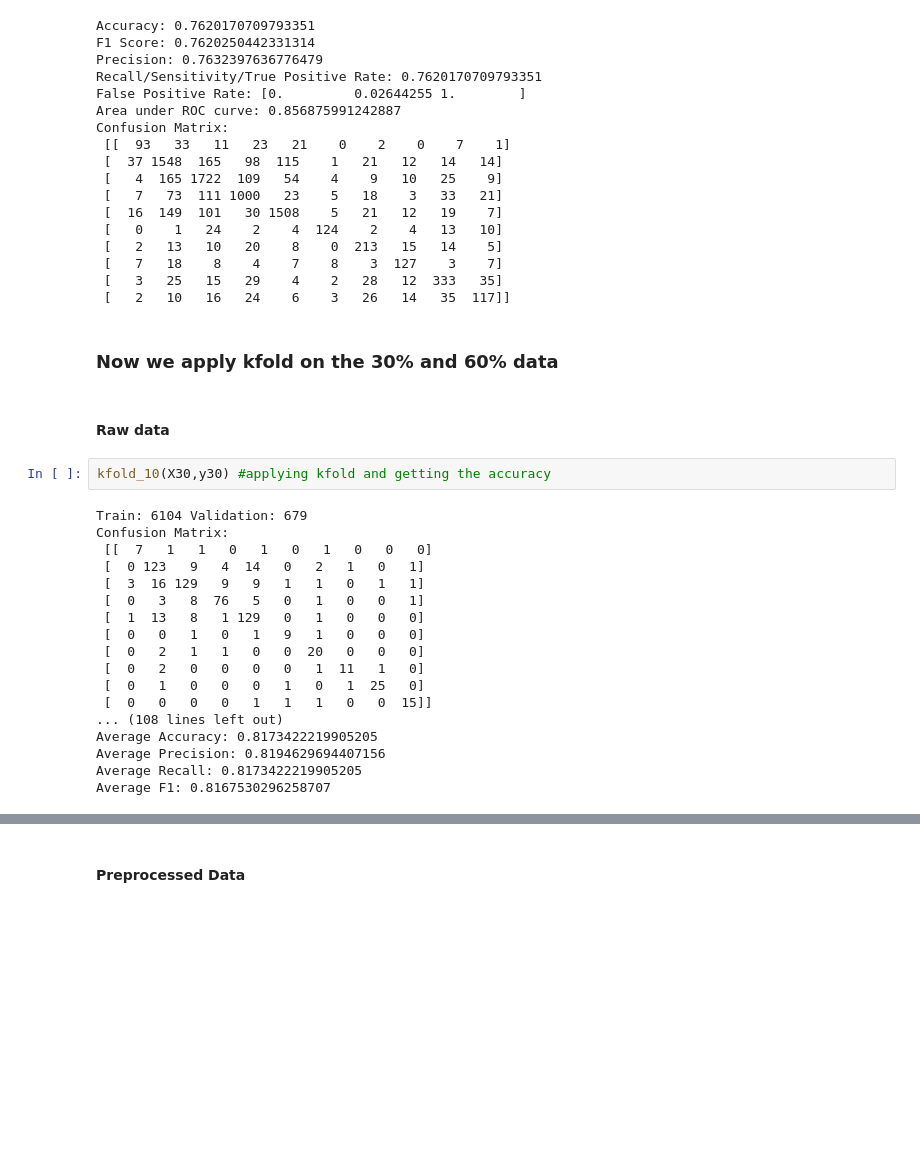
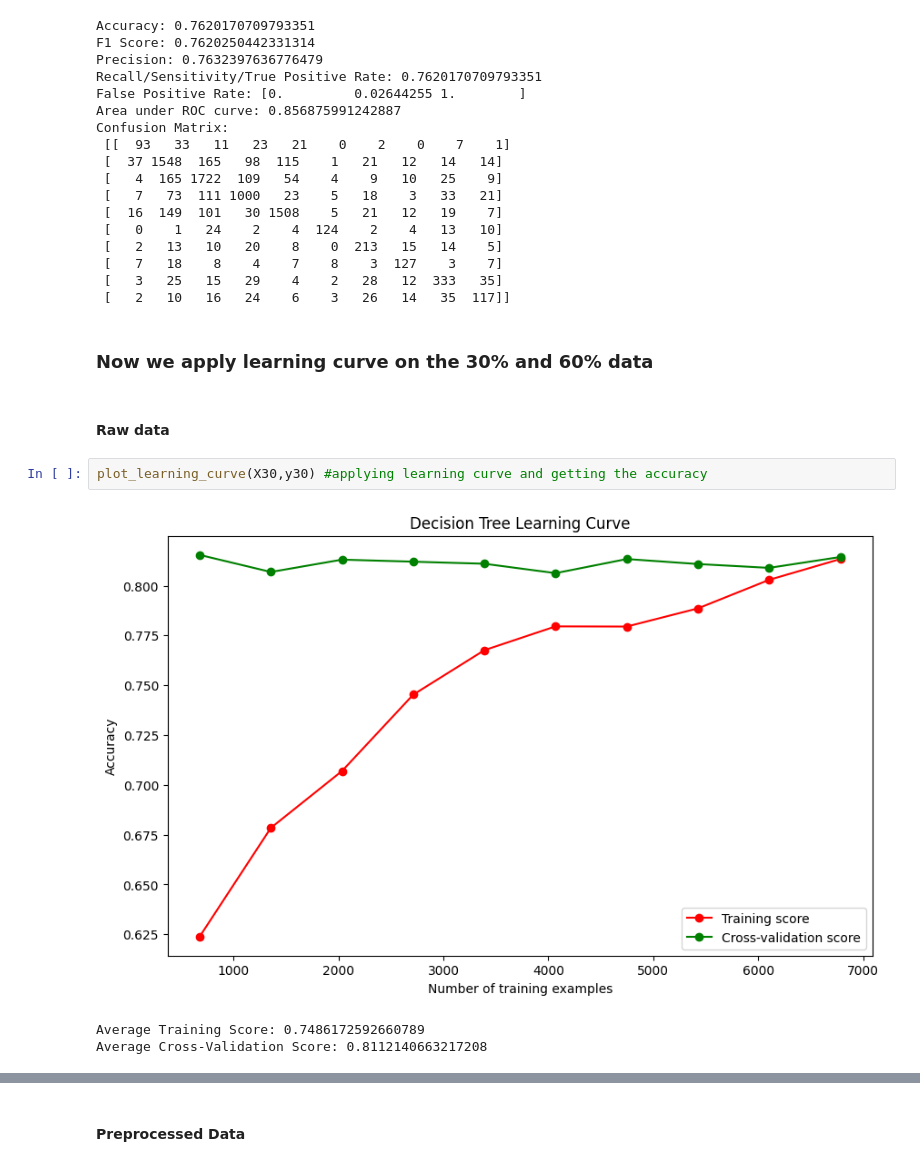
Before and after one commit to Suhail270/DMML_Part3, a Jupyter notebook: Part3.ipynb, the cells around one changed output, grey strips where cells are left out. Cells and saved outputs as stored; diff of their text form; blank space fills up the shorter version.

```diff
--- a/Part3.ipynb
+++ b/Part3.ipynb
@@ -1137,27 +1042,13 @@ Confusion Matrix:
  [   3   25   15   29    4    2   28   12  333   35]
  [   2   10   16   24    6    3   26   14   35  117]]
 # %% [markdown]
-### Now we apply kfold on the 30% and 60% data
+### Now we apply learning curve on the 30% and 60% data
 # %% [markdown]
 #### Raw data
 # %%
-kfold_10(X30,y30) #applying kfold and getting the accuracy
+plot_learning_curve(X30,y30) #applying learning curve and getting the accuracy
 # %% [output]
+[figure, added]
-Train: 6104 Validation: 679
-Confusion Matrix:
- [[  7   1   1   0   1   0   1   0   0   0]
- [  0 123   9   4  14   0   2   1   0   1]
- [  3  16 129   9   9   1   1   0   1   1]
- [  0   3   8  76   5   0   1   0   0   1]
- [  1  13   8   1 129   0   1   0   0   0]
- [  0   0   1   0   1   9   1   0   0   0]
- [  0   2   1   1   0   0  20   0   0   0]
- [  0   2   0   0   0   0   1  11   1   0]
- [  0   1   0   0   0   1   0   1  25   0]
- [  0   0   0   0   1   1   1   0   0  15]]
-... (108 lines left out)
-Average Accuracy: 0.8173422219905205
-Average Precision: 0.8194629694407156
-Average Recall: 0.8173422219905205
-Average F1: 0.8167530296258707
+Average Training Score: 0.7486172592660789
+Average Cross-Validation Score: 0.8112140663217208
 # %%
```
Also changed, not shown: parts of 37 cells of this notebook.
